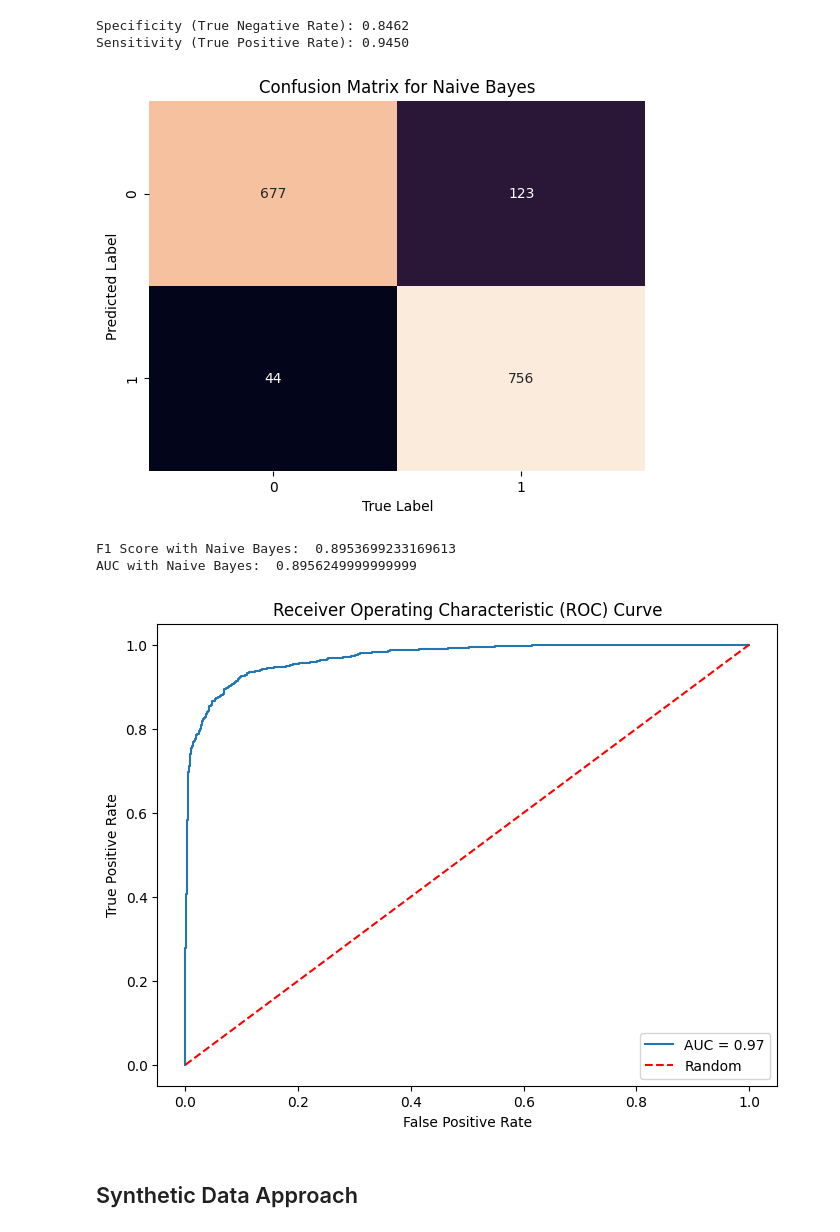
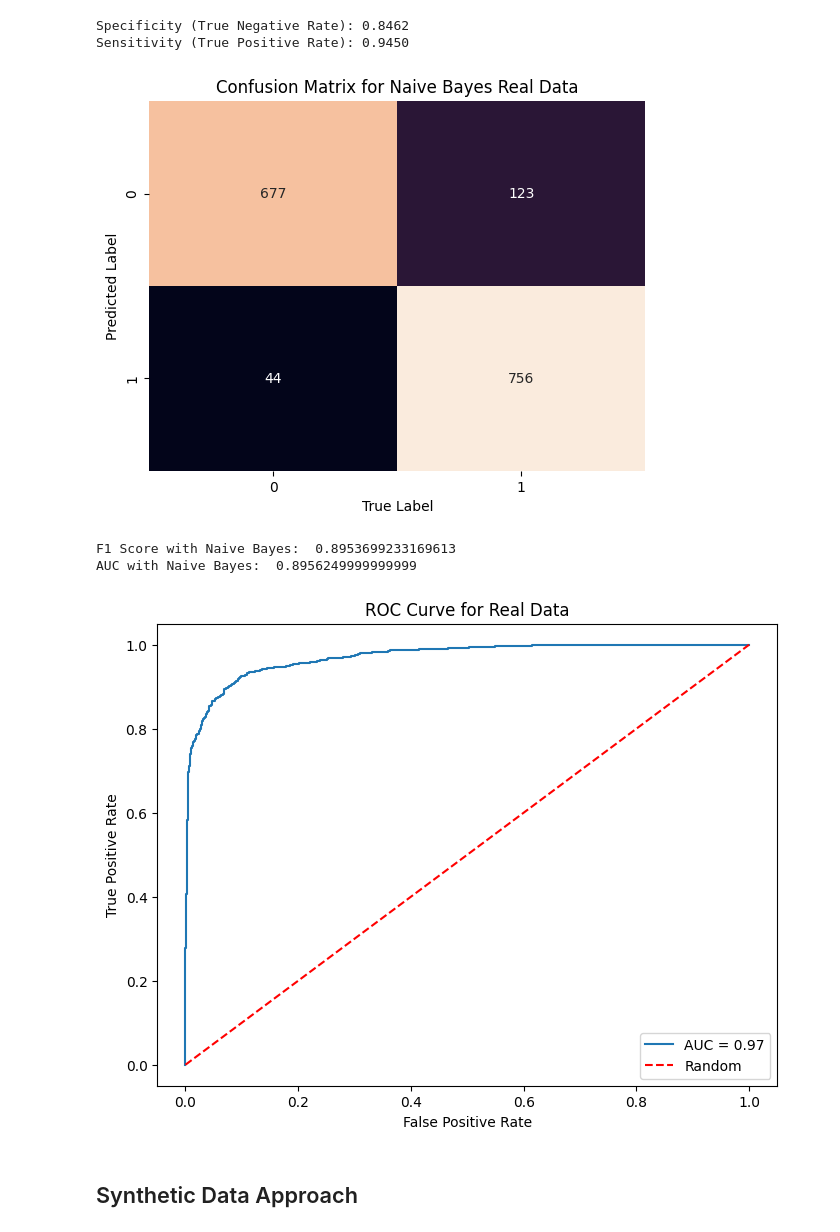
Before and after one commit to nogibjj/NLP_Final_Twiiter-Offense-Classification, a Jupyter notebook: Generative_Model/Generative.ipynb, the cells around one changed output. Cells and saved outputs as stored; diff of their text form; code cells hidden in the pictures.

Commit message:
NB Plots added

```diff
--- a/Generative_Model/Generative.ipynb
+++ b/Generative_Model/Generative.ipynb
@@ -114,16 +114,16 @@ Sensitivity (True Positive Rate): 0.9450
 # %%
 # Create a heatmap visualization for the confusion matrix
 sns.heatmap(conf_matrix, annot=True, fmt='d', cbar=False)
 
 # Add title and labels to the heatmap
-plt.title('Confusion Matrix for Naive Bayes')
+plt.title('Confusion Matrix for Naive Bayes Real Data')
 plt.xlabel('True Label')
 plt.ylabel('Predicted Label')
 
 # Display the heatmap
 plt.show()
 # %% [output]
-[figure, old version]
+[figure, new version]
 # %%
 # Calculate the F1 Score for Naive Bayes
 f1_score_naive = f1_score(y_test, y_pred, average='weighted')
@@ -144,13 +144,13 @@ plt.plot(fpr, tpr, label=f'AUC = {roc_auc:.2f}')
 plt.plot([0, 1], [0, 1], 'r--', label='Random')
 plt.xlabel('False Positive Rate')
 plt.ylabel('True Positive Rate')
-plt.title('Receiver Operating Characteristic (ROC) Curve')
+plt.title('ROC Curve for Real Data')
 plt.legend()
 plt.show()
 # %% [output]
 F1 Score with Naive Bayes:  0.8953699233169613
 AUC with Naive Bayes:  0.8956249999999999
-[figure, old version]
+[figure, new version]
 # %% [markdown]
 ## Synthetic Data Approach
 # %%
```
Also changed, not shown: parts of 1 cell of this notebook, 4 other files.
